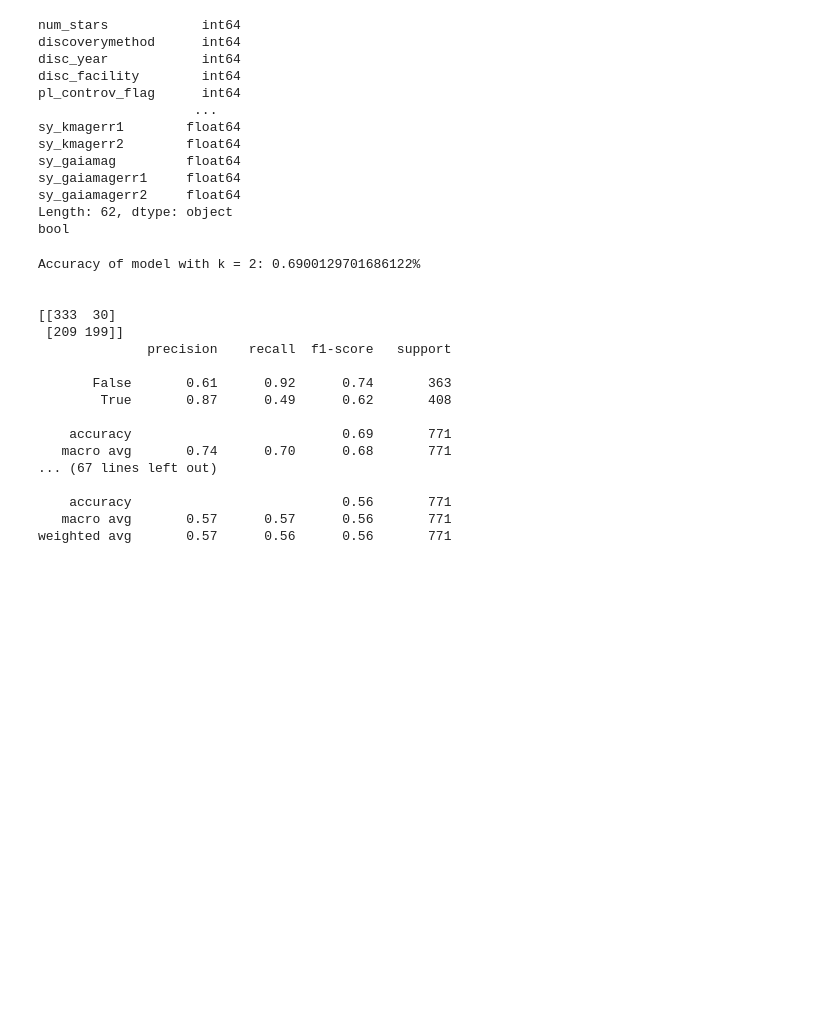
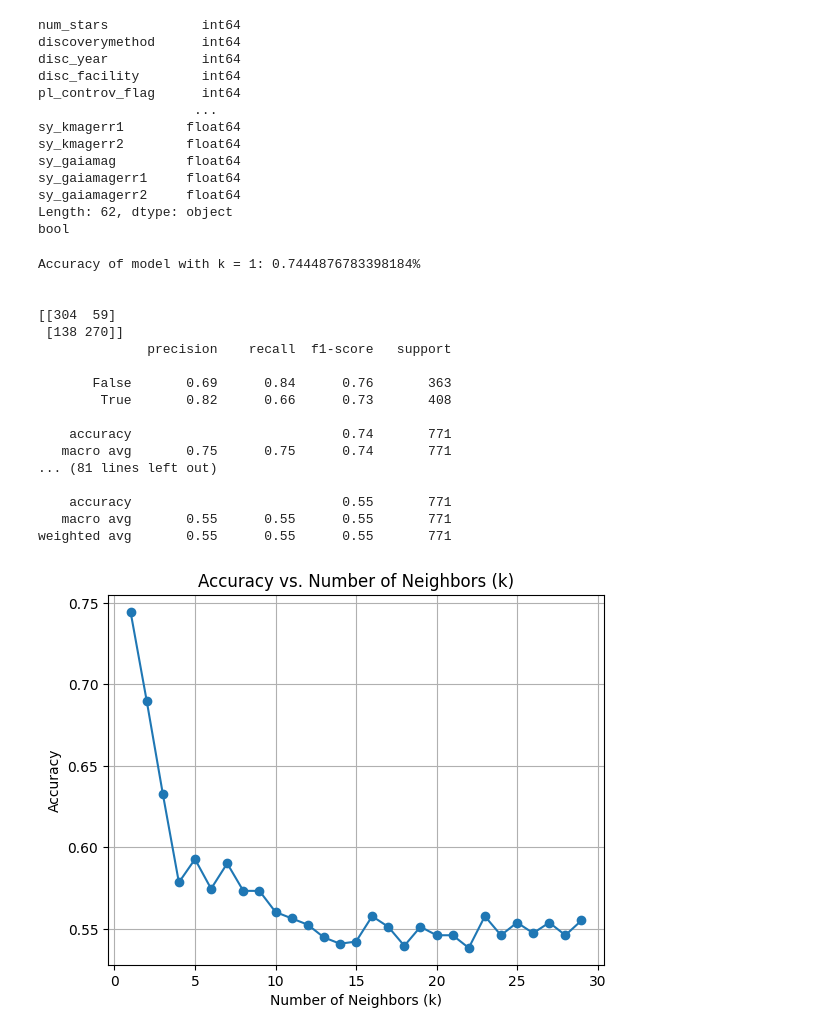
Before and after one commit to joshbernsteint/CS513-Project, a Jupyter notebook: knn.ipynb, the cells around one changed output. Drawn from its saved outputs; the diff is of its cells as text; code cells hidden in the pictures; blank space fills up the shorter version.

Commit message:
added plot in knn.ipynb

```diff
--- a/knn.ipynb
+++ b/knn.ipynb
@@ -127,7 +127,7 @@ bool
 from sklearn.neighbors import KNeighborsClassifier
 from sklearn.metrics import accuracy_score
 from sklearn.metrics import confusion_matrix, classification_report
-k_values = [2,3, 4, 5, 6, 10]
+k_values = [1, 3, 5, 7, 9, 15, 20]
 
 #For each k value, getting accruacy and confusion matrix
 for k in k_values:
@@ -142,20 +142,38 @@ for k in k_values:
     print(confusion_matrix(target_test,target_pred))
     print(classification_report(target_test,target_pred))
 # %% [output]
-Accuracy of model with k = 2: 0.6900129701686122%
+Accuracy of model with k = 1: 0.7444876783398184%
 
 
-[[333  30]
- [209 199]]
+[[304  59]
+ [138 270]]
               precision    recall  f1-score   support
 
-       False       0.61      0.92      0.74       363
-        True       0.87      0.49      0.62       408
+       False       0.69      0.84      0.76       363
+        True       0.82      0.66      0.73       408
 
-    accuracy                           0.69       771
-   macro avg       0.74      0.70      0.68       771
-... (67 lines left out)
+    accuracy                           0.74       771
+   macro avg       0.75      0.75      0.74       771
+... (81 lines left out)
 
-    accuracy                           0.56       771
-   macro avg       0.57      0.57      0.56       771
-weighted avg       0.57      0.56      0.56       771
+    accuracy                           0.55       771
+   macro avg       0.55      0.55      0.55       771
+weighted avg       0.55      0.55      0.55       771
+# %%
+import matplotlib.pyplot as plt
+
+accuracies = []
+for k in range(1, 30):
+    knn = KNeighborsClassifier(n_neighbors=k)
+    knn.fit(attr_train, target_train)
+    target_pred = knn.predict(attr_test)
+    accuracies.append(accuracy_score(target_test, target_pred))
+
+plt.plot(range(1, 30), accuracies, marker='o')
+plt.title('Accuracy vs. Number of Neighbors (k)')
+plt.xlabel('Number of Neighbors (k)')
+plt.ylabel('Accuracy')
+plt.grid()
+plt.show()
+# %% [output]
+[figure, added]
```
